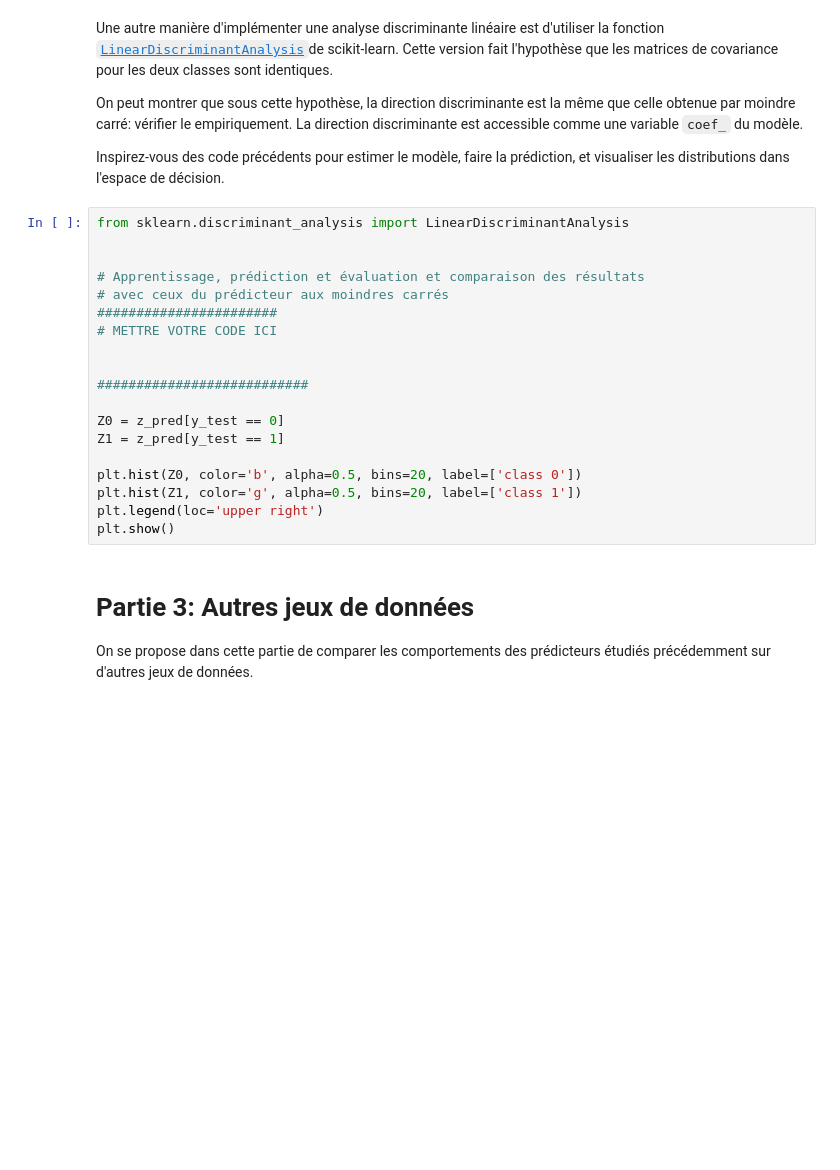
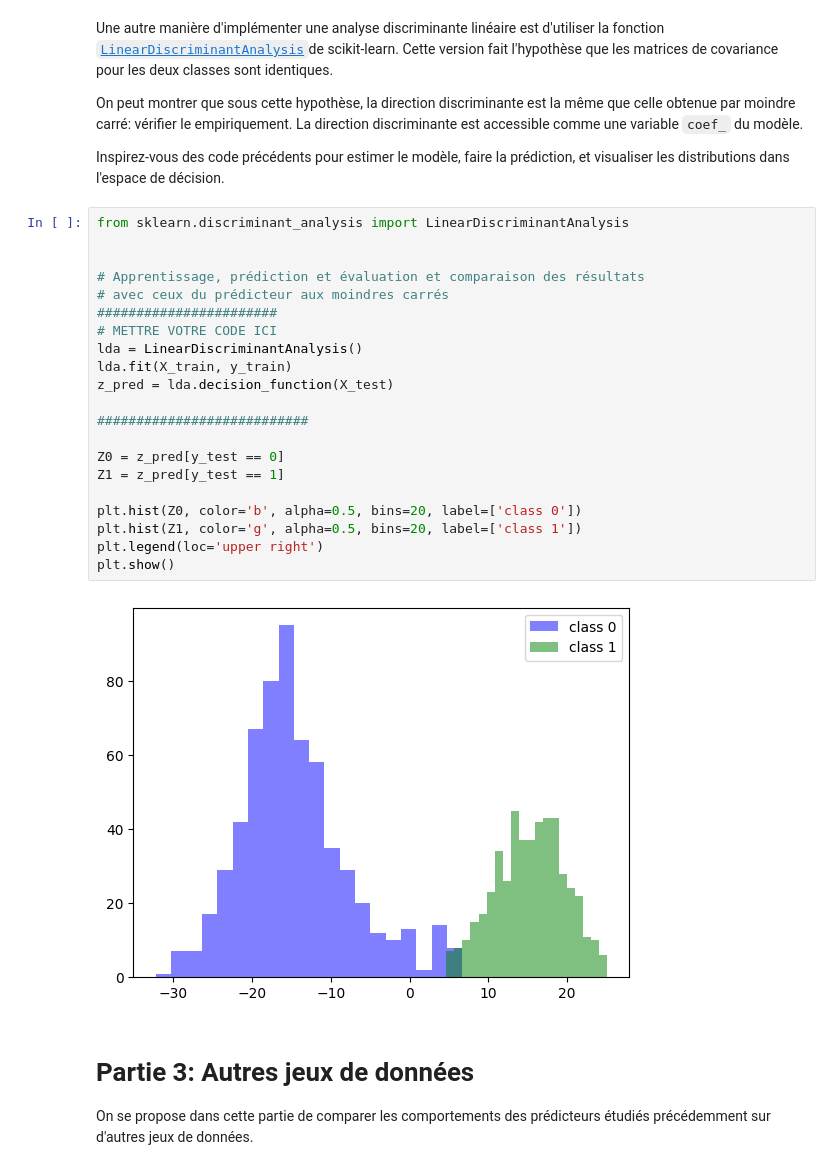
Before and after one commit to caioescorcio/ML_201, a Jupyter notebook: ENSTA/td_gaussien_bayesien.ipynb, the cells around one changed output. Saved outputs shown, nothing was run; the diff lists cells and outputs as text; blank space fills up the shorter version.

```diff
--- a/ENSTA/td_gaussien_bayesien.ipynb
+++ b/ENSTA/td_gaussien_bayesien.ipynb
@@ -553,22 +625,26 @@ Inspirez-vous des code précédents pour estimer le modèle, faire la prédictio
 # %%
 from sklearn.discriminant_analysis import LinearDiscriminantAnalysis
 
 
 # Apprentissage, prédiction et évaluation et comparaison des résultats
 # avec ceux du prédicteur aux moindres carrés
 #######################
 # METTRE VOTRE CODE ICI
-
+lda = LinearDiscriminantAnalysis()
+lda.fit(X_train, y_train)
+z_pred = lda.decision_function(X_test)
 
 ###########################
 
 Z0 = z_pred[y_test == 0]
 Z1 = z_pred[y_test == 1]
 
 plt.hist(Z0, color='b', alpha=0.5, bins=20, label=['class 0'])
 plt.hist(Z1, color='g', alpha=0.5, bins=20, label=['class 1'])
 plt.legend(loc='upper right')
 plt.show()
+# %% [output]
+[figure, added]
 # %% [markdown]
 # Partie 3: Autres jeux de données
 
```
Also changed, not shown: parts of 15 cells of this notebook.
